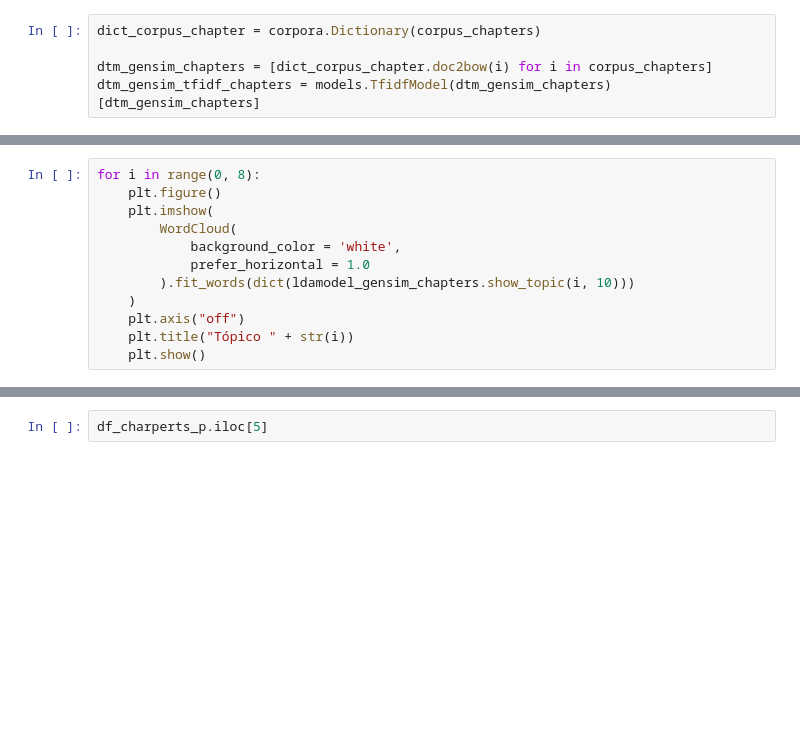
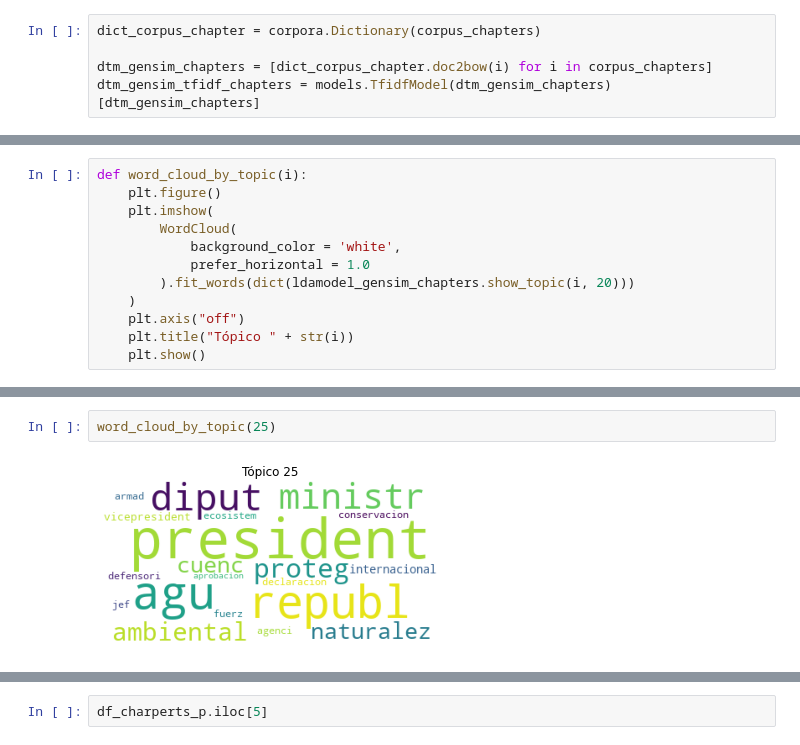
Before and after one commit to napb/PLN_Final, a Jupyter notebook: Final_chapters.ipynb, the cells around one changed output, grey strips where cells are left out. Drawn from its saved outputs; the diff is of its cells as text; blank space fills up the shorter version.

```diff
--- a/Final_chapters.ipynb
+++ b/Final_chapters.ipynb
@@ -158,11 +152,11 @@ df_tpc.sort_values('prop',ascending=False).head()
 # %%
-for i in range(0, 8):
+def word_cloud_by_topic(i):
     plt.figure()
     plt.imshow(
         WordCloud(
             background_color = 'white',
             prefer_horizontal = 1.0
-        ).fit_words(dict(ldamodel_gensim_chapters.show_topic(i, 10)))
+        ).fit_words(dict(ldamodel_gensim_chapters.show_topic(i, 20)))
     )
     plt.axis("off")
     plt.title("Tópico " + str(i))
@@ -178,0 +164,4 @@ for i in range(0, 8):
+# %%
+word_cloud_by_topic(25)
+# %% [output]
+[figure, added]
```
Also changed, not shown: parts of 12 cells of this notebook.
